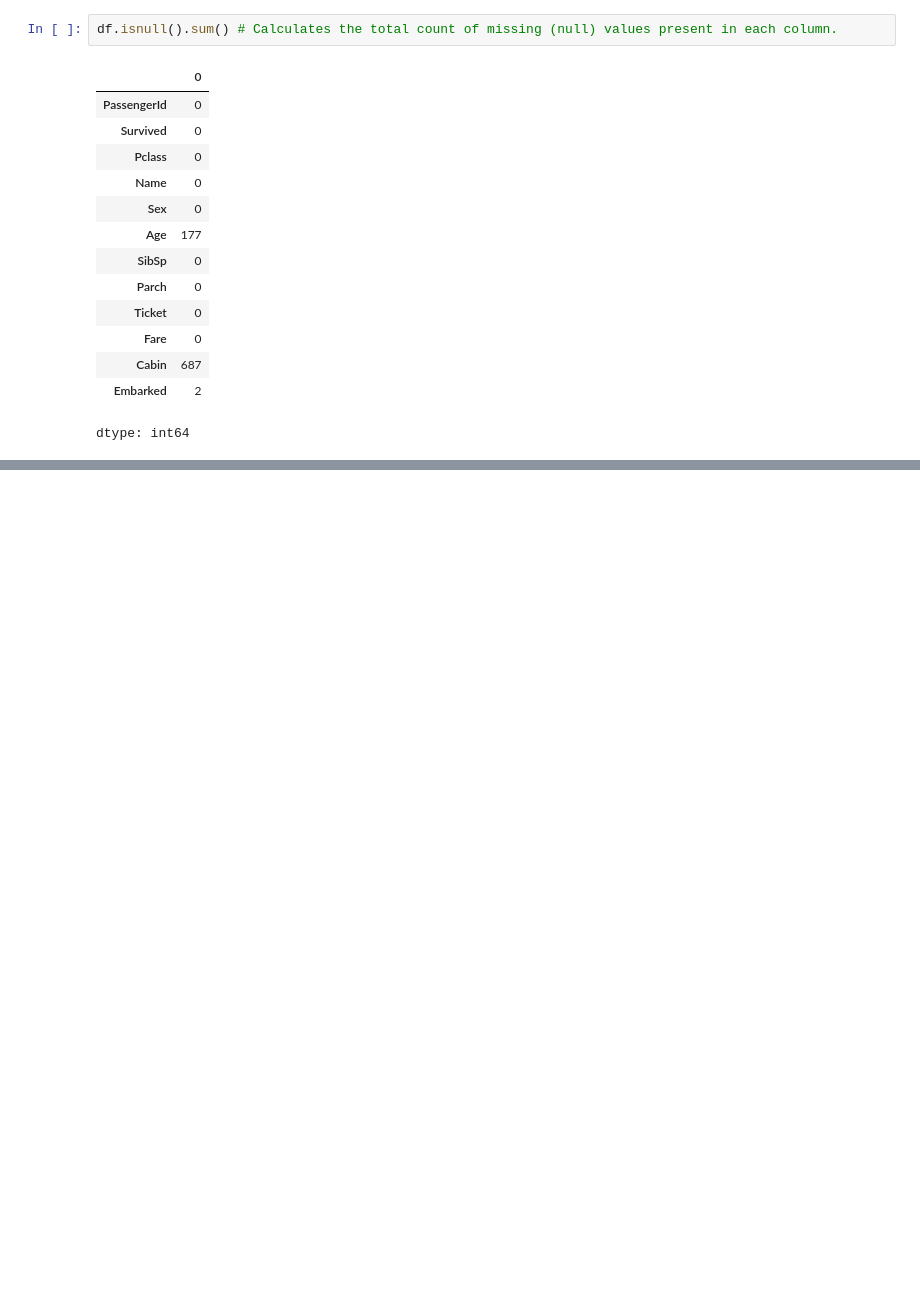
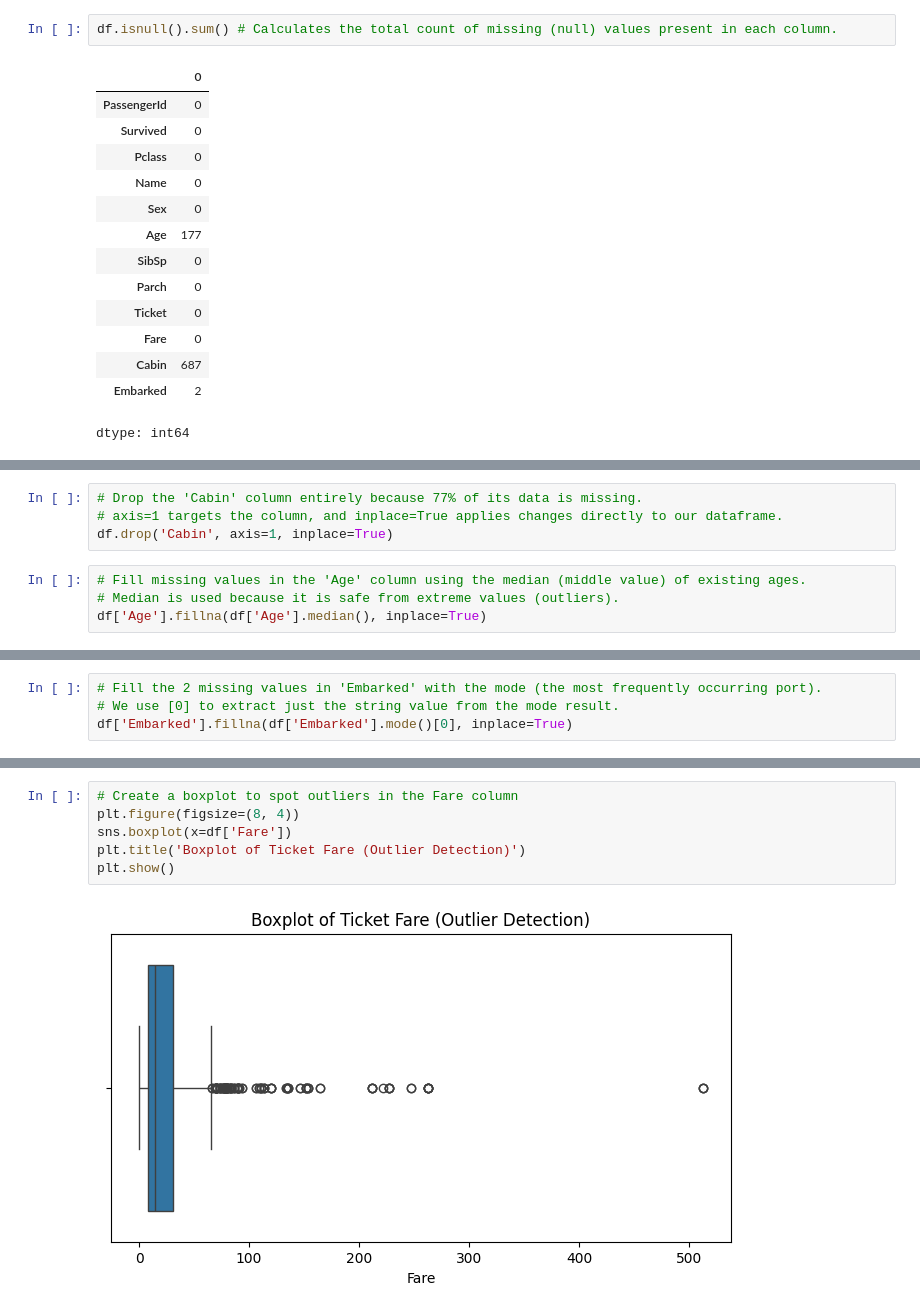
Before and after one commit to AdenFatima/neurofive-ml-track, a Jupyter notebook: neurofive_ml_track.ipynb, the cells around one changed output, grey strips where cells are left out. Drawn from its saved outputs; the diff is of its cells as text; blank space fills up the shorter version.

Commit message:
Completed Task 2: Missing values handled and EDA visualizations added

```diff
--- a/neurofive_ml_track.ipynb
+++ b/neurofive_ml_track.ipynb
@@ -90,0 +96,8 @@ dtype: int64
+# %%
+# Drop the 'Cabin' column entirely because 77% of its data is missing.
+# axis=1 targets the column, and inplace=True applies changes directly to our dataframe.
+df.drop('Cabin', axis=1, inplace=True)
+# %%
+# Fill missing values in the 'Age' column using the median (middle value) of existing ages.
+# Median is used because it is safe from extreme values (outliers).
+df['Age'].fillna(df['Age'].median(), inplace=True)
@@ -90,0 +111,4 @@ dtype: int64
+# %%
+# Fill the 2 missing values in 'Embarked' with the mode (the most frequently occurring port).
+# We use [0] to extract just the string value from the mode result.
+df['Embarked'].fillna(df['Embarked'].mode()[0], inplace=True)
@@ -90,0 +138,8 @@ dtype: int64
+# %%
+# Create a boxplot to spot outliers in the Fare column
+plt.figure(figsize=(8, 4))
+sns.boxplot(x=df['Fare'])
+plt.title('Boxplot of Ticket Fare (Outlier Detection)')
+plt.show()
+# %% [output]
+[figure, added]
```
Also changed, not shown: parts of 9 cells of this notebook.
